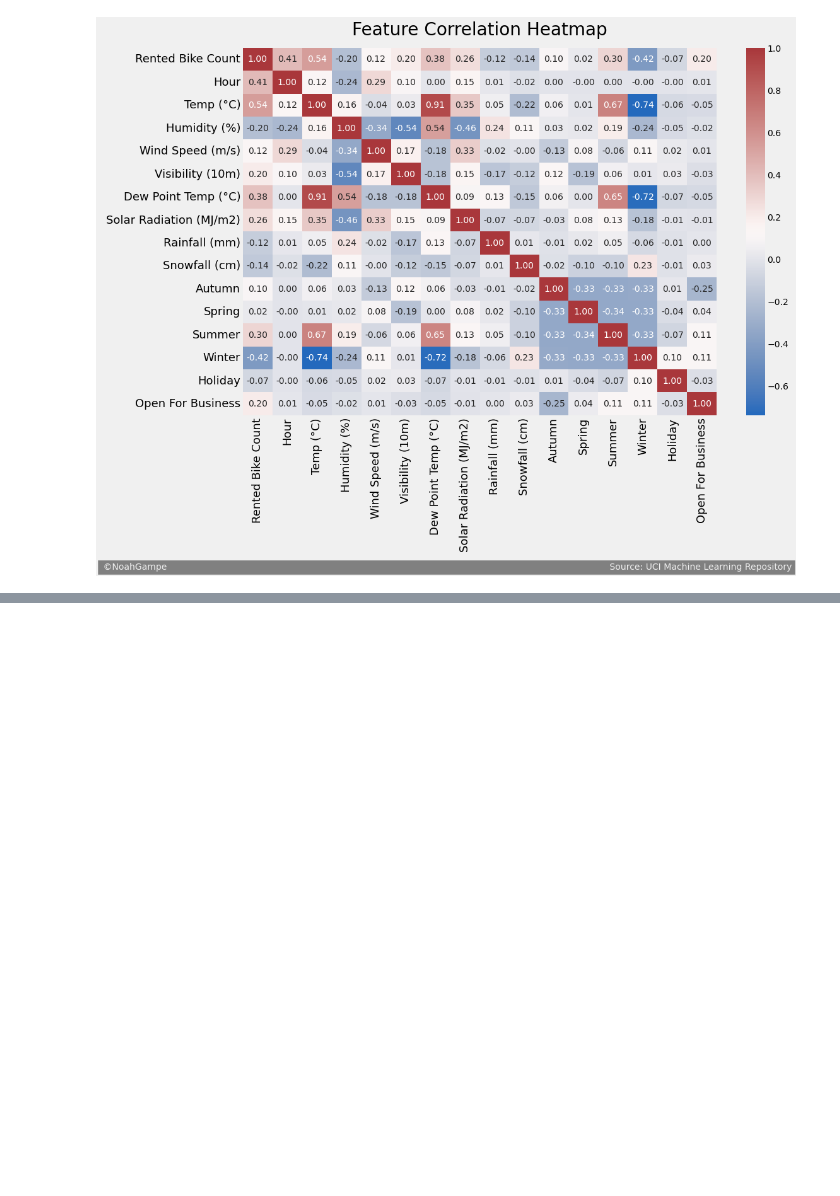
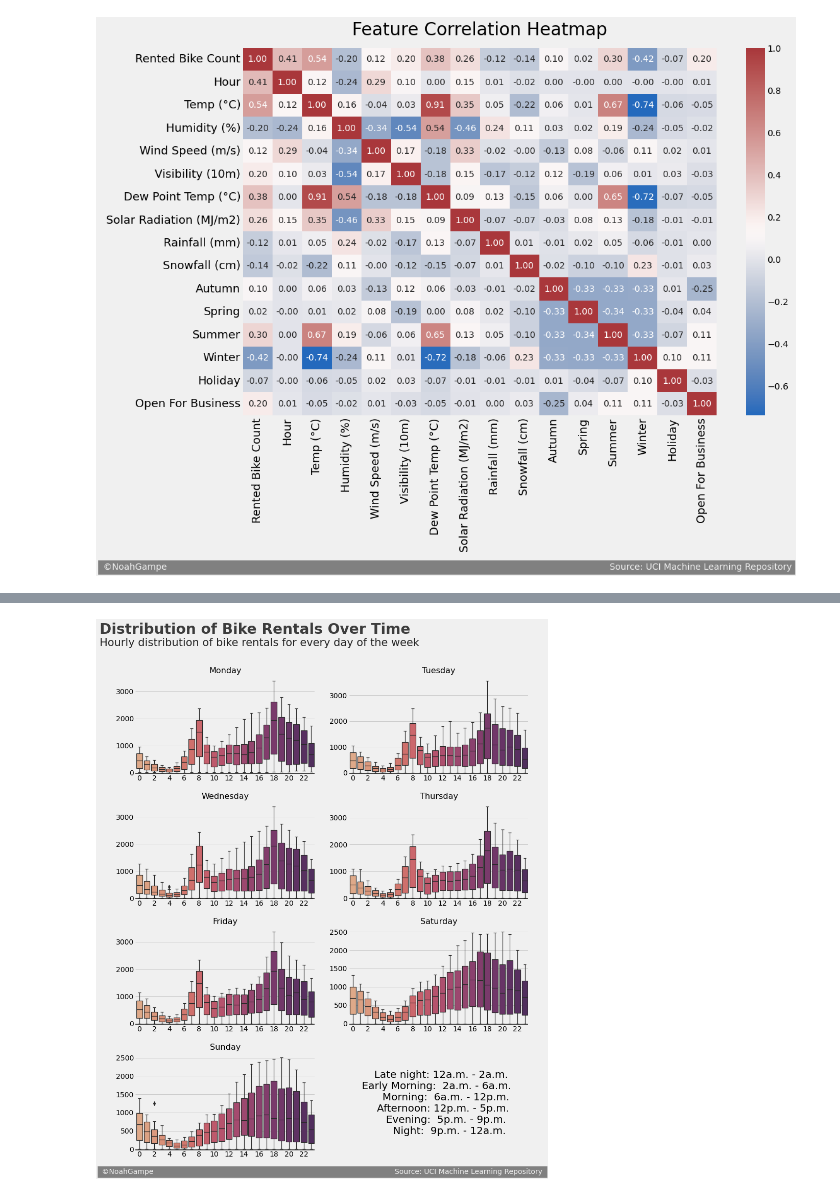
Before and after one commit to noah-kg/predicting-seoul-bike-rentals, a Jupyter notebook: Seoul Bike Rentals.ipynb, the cells around one changed output, grey strips where cells are left out. Drawn from its saved outputs; the diff is of its cells as text; code cells hidden in the pictures; blank space fills up the shorter version.

Commit message:
added feature engineering section, and more distribution visualizations

```diff
--- a/Seoul Bike Rentals.ipynb
+++ b/Seoul Bike Rentals.ipynb
@@ -284,0 +335,77 @@ We can see from our heatmap (coincidentally using the same colors as the [Korean
+# %%
+def plot_dist_over_time(df, target, title, sub, time='Hour'):
+    fig = plt.figure(figsize=(12,14))
+
+    #dictionary to hold the days of the week
+    days = {
+        0: 'Monday',
+        1: 'Tuesday',
+        2: 'Wednesday',
+        3: 'Thursday',
+        4: 'Friday',
+        5: 'Saturday',
+        6: 'Sunday'
+    }
+
+    if time != 'Hour':
+        time_labels = ['Late\nNight', 'Early\nMorning', 'Morning',
+                       'Afternoon', 'Evening', 'Night']
+
+    #for each day of the week, create a boxplot
+    for i in range(7):
+        #subplot details
+        ax = fig.tight_layout(pad=2, w_pad=2, h_pad=1.5)
+        ax = fig.add_subplot(4,2,i+1)
+
+        #plot
+        ax = sns.boxplot(x=df[df['Weekday'] == i][time], y=df[target], linewidth=1.2, palette='flare')
+
+        #labels, lines, and limits
+        ax.axhline(y=-20, color='black', linewidth=2, alpha=.7)
+        ax.xaxis.label.set_visible(False)
+        ax.yaxis.label.set_visible(False)
+        ax.spines['bottom'].set_visible(False)
+        ax.spines['left'].set_visible(False)
+        ax.tick_params(axis='x', pad=-5)
+        if time != 'Hour':
+            ax.set_xticks(np.arange(6), labels=time_labels, fontsize=11)
+        else:
+            ax.set_xticks(np.arange(0, 24, 2))
+
+        #subplot title (day of the week)
+        ax.set_title(days[i], fontsize=16)
+
+    #figure title & subtitle
+    ax.text(-0.2, 5.15, s=title, fontsize=28, weight='bold', alpha=.75, transform=ax.transAxes)
+    ax.text(-0.2, 5.03, s=sub, fontsize=21, alpha=.85, transform=ax.transAxes)
+
+    #text describing times of day
+    text = """
+       Late night: 12a.m. - 2a.m.
+    Early Morning:  2a.m. - 6a.m.
+          Morning:  6a.m. - 12p.m.
+        Afternoon: 12p.m. - 5p.m.
+          Evening:  5p.m. - 9p.m.
+            Night:  9p.m. - 12a.m.
+    """
+
+    #for times of day info
+    ax8 = fig.add_subplot(4,2,8)
+    ax8.text(0.45, 0.5, text, transform=ax8.transAxes, va='center', ha='center', fontsize=20)
+    ax8.xaxis.label.set_visible(False)
+    ax8.yaxis.label.set_visible(False)
+    ax8.grid(False)
+    ax8.axis('off')
+
+    #signature bar
+    ax.text(x=-0.2, y=-0.2,
+            s=' ©NoahGampe' + ' '*105 + 'Source: UCI Machine Learning Repository ',
+            fontsize=14, color='#f0f0f0', backgroundcolor='grey', transform=ax.transAxes)
+
+    plt.show()
+
+title = 'Distribution of Bike Rentals Over Time'
+sub = 'Hourly distribution of bike rentals for every day of the week'
+plot_dist_over_time(seoul_rentals, 'Rented Bike Count', title, sub)
+# %% [output]
+[figure, added]
```
Also changed, not shown: parts of 9 cells of this notebook.
